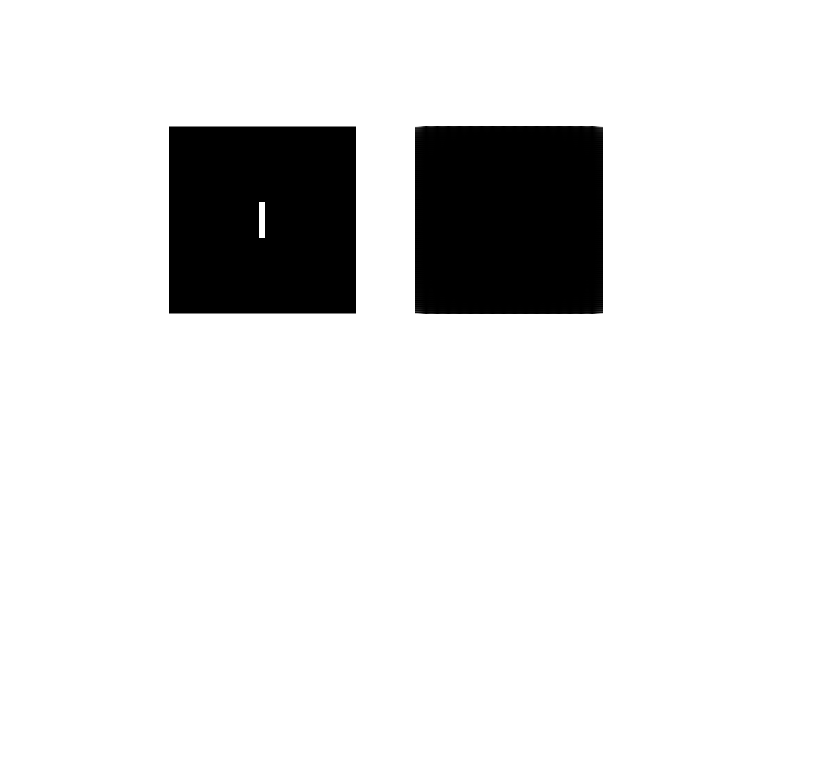
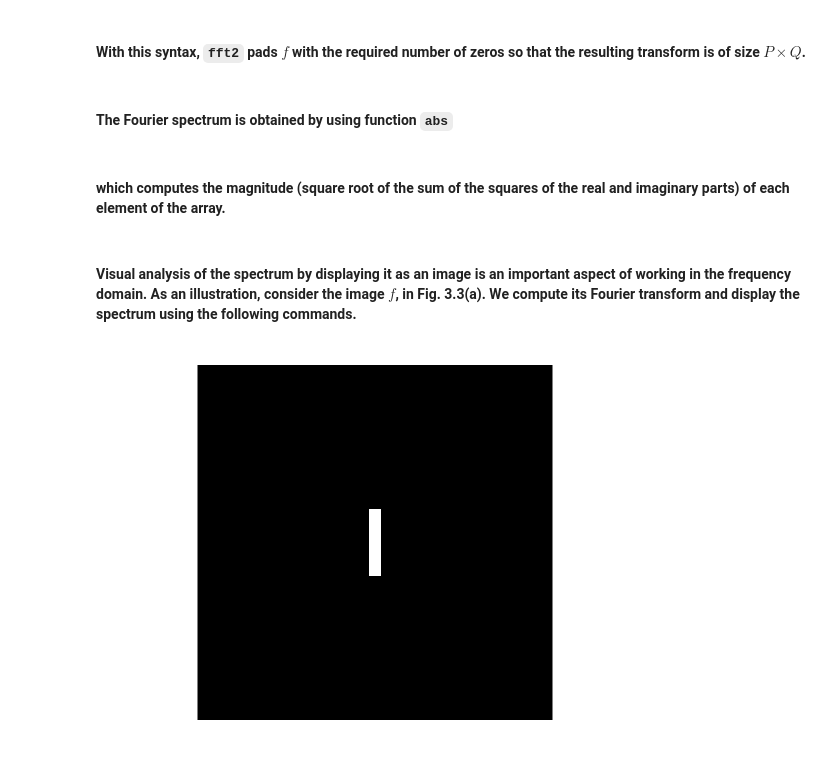
Before and after one commit to SunYufei/dipum2e, a Jupyter notebook: Chapter 3/3.2.ipynb, the cells around one changed output. Cells and saved outputs as stored; diff of their text form; code cells hidden in the pictures; blank space fills up the shorter version.

```diff
--- a/Chapter 3/3.2.ipynb
+++ b/Chapter 3/3.2.ipynb
@@ -2,0 +13,4 @@
+# %% [markdown]
+#### With this syntax, `fft2` pads $f$ with the required number of zeros so that the resulting transform is of size $P\times Q$.
+# %% [markdown]
+#### The Fourier spectrum is obtained by using function `abs`
@@ -3,8 +19,9 @@
+# %% [markdown]
+#### which computes the magnitude (square root of the sum of the squares of the real and imaginary parts) of each element of the array.
+# %% [markdown]
+#### Visual analysis of the spectrum by displaying it as an image is an important aspect of working in the frequency domain. As an illustration, consider the image $f$, in Fig. 3.3(a). We compute its Fourier transform and display the spectrum using the following commands.
 # %%
 f = imread('Fig0303(a).tif');
-F = fft2(f);
-S = abs(F);
-subplot(121), imshow(f);
-subplot(122), imshow(S, []);
+imshow(f);
 # %% [output]
-[figure, old version]
+[figure, new version]
```
Also changed, not shown: parts of 29 cells of this notebook.
